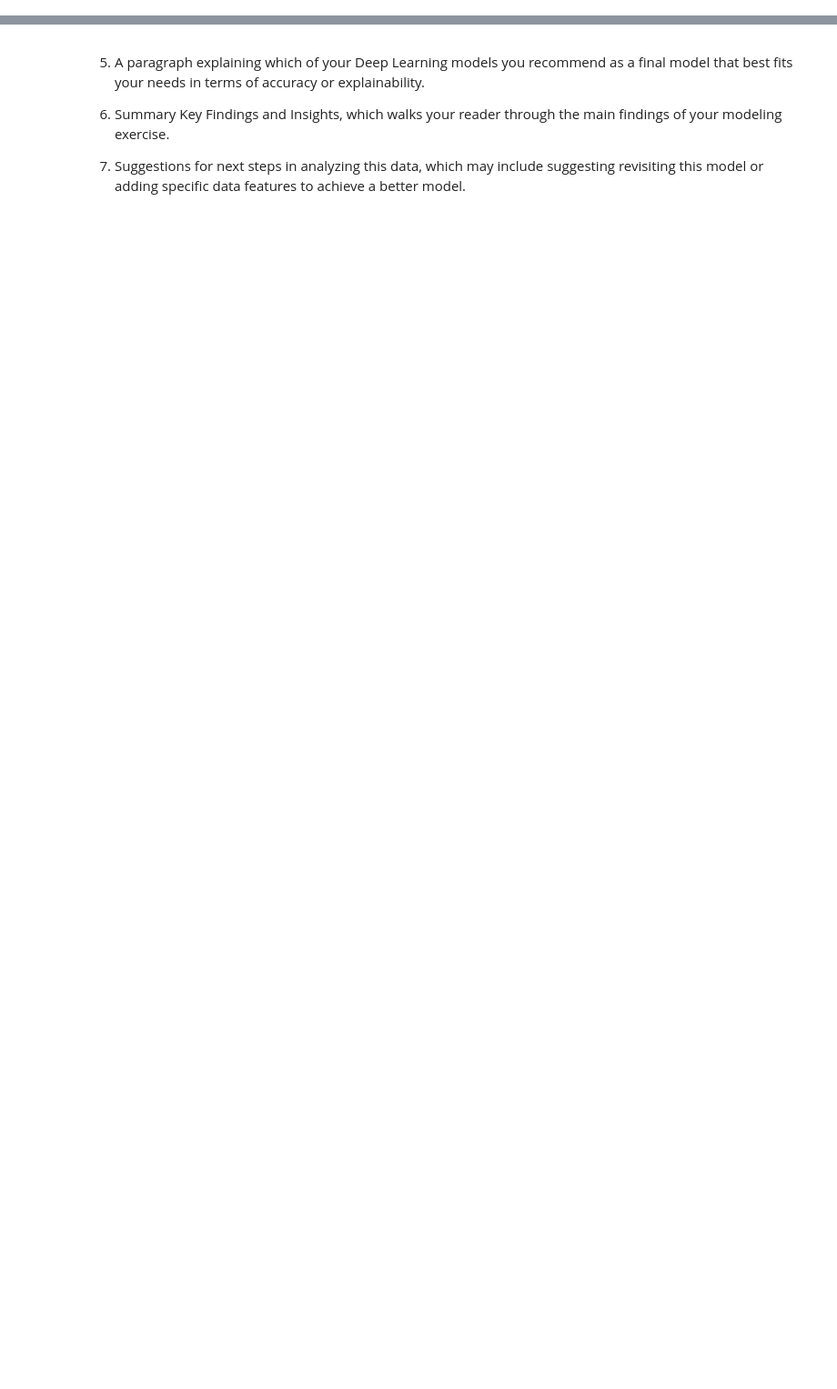
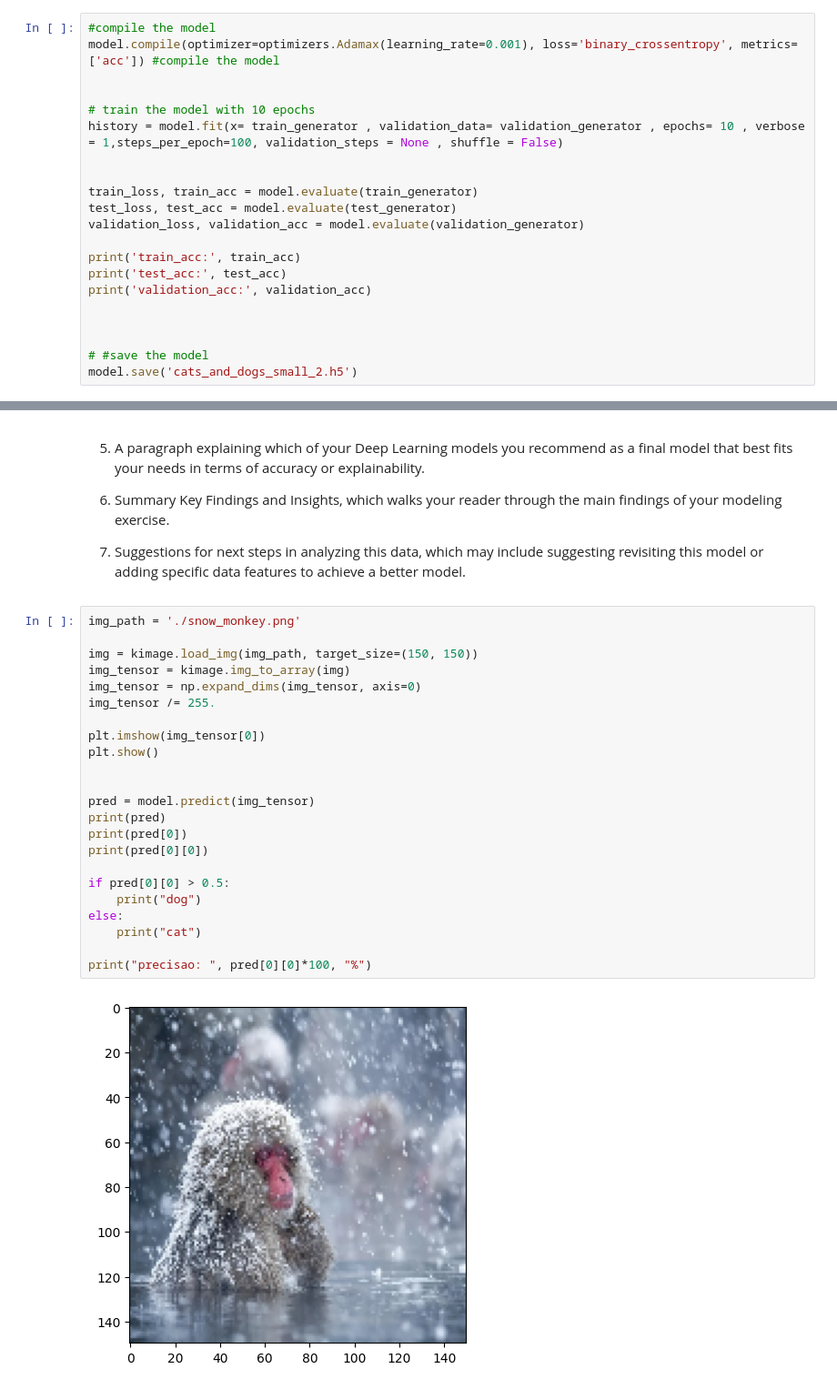
Before and after one commit to caiotheodoro/ML-IBM, a Jupyter notebook: Deep Learning and Reinforcement Learning/deep_learning.ipynb, the cells around one changed output, grey strips where cells are left out. Shown: that part at 91% size. Saved outputs shown, nothing was run; the diff lists cells and outputs as text; blank space fills up the shorter version.

```diff
--- a/Deep Learning and Reinforcement Learning/deep_learning.ipynb
+++ b/Deep Learning and Reinforcement Learning/deep_learning.ipynb
@@ -319,0 +361,21 @@ weighted avg       0.98      0.98      0.98      2498
+# %%
+#compile the model
+model.compile(optimizer=optimizers.Adamax(learning_rate=0.001), loss='binary_crossentropy', metrics=['acc']) #compile the model
+
+
+# train the model with 10 epochs
+history = model.fit(x= train_generator , validation_data= validation_generator , epochs= 10 , verbose = 1,steps_per_epoch=100, validation_steps = None , shuffle = False)
+
+
+train_loss, train_acc = model.evaluate(train_generator)
+test_loss, test_acc = model.evaluate(test_generator)
+validation_loss, validation_acc = model.evaluate(validation_generator)
+
+print('train_acc:', train_acc)
+print('test_acc:', test_acc)
+print('validation_acc:', validation_acc)
+
+
+
+# #save the model
+model.save('cats_and_dogs_small_2.h5')
@@ -323,3 +438,28 @@ weighted avg       0.98      0.98      0.98      2498
 6. Summary Key Findings and Insights, which walks your reader through the main findings of your modeling exercise.
 
 7. Suggestions for next steps in analyzing this data, which may include suggesting revisiting this model or adding specific data features to achieve a better model.
+# %%
+img_path = './snow_monkey.png'
+
+img = kimage.load_img(img_path, target_size=(150, 150))
+img_tensor = kimage.img_to_array(img)
+img_tensor = np.expand_dims(img_tensor, axis=0)
+img_tensor /= 255.
+
+plt.imshow(img_tensor[0])
+plt.show()
+
+
+pred = model.predict(img_tensor)
+print(pred)
+print(pred[0])
+print(pred[0][0])
+
+if pred[0][0] > 0.5:
+    print("dog")
+else:
+    print("cat")
+
+print("precisao: ", pred[0][0]*100, "%")
+# %% [output]
+[figure, added]
```
Also changed, not shown: parts of 11 cells of this notebook.
